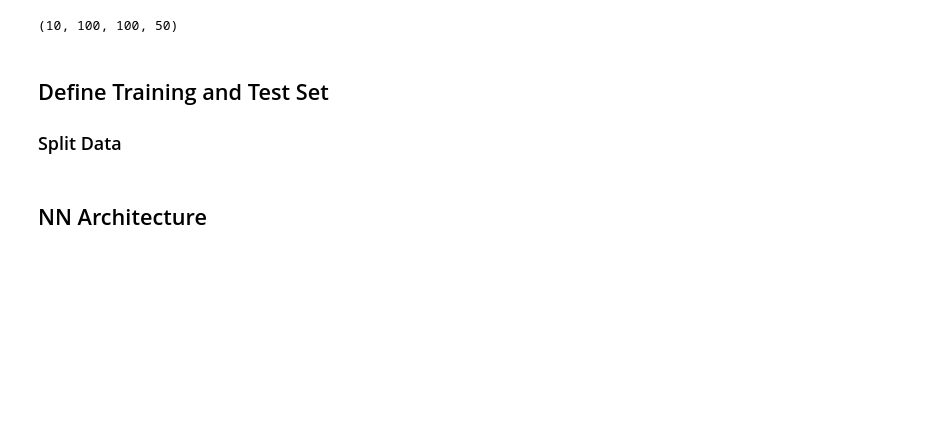
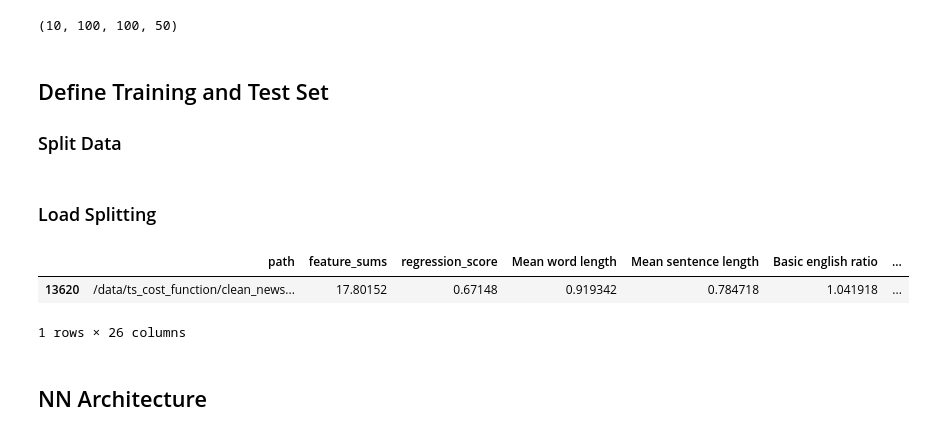
Before and after one commit to PaulOpu/TS_LossFunction, a Jupyter notebook: code/Opuchlich_Cost_Function_NN.ipynb, the cells around one changed output. Cells and saved outputs as stored; diff of their text form; code cells hidden in the pictures; blank space fills up the shorter version.

```diff
--- a/code/Opuchlich_Cost_Function_NN.ipynb
+++ b/code/Opuchlich_Cost_Function_NN.ipynb
@@ -380,6 +398,19 @@ index_df = pd.DataFrame(
     columns=["index","dataset"])
 
 index_df.to_csv("/data/ts_cost_function/train_test_indices.csv",sep=";",index=False)
+# %% [markdown]
+### Load Splitting
+# %%
+index_df = pd.read_csv("/data/ts_cost_function/train_test_indices.csv",sep=";")
+# %%
+train_df = df.iloc[index_df.loc[index_df["dataset"] == "train"]["index"].values]
+test_df = df.iloc[index_df.loc[index_df["dataset"] == "test"]["index"].values]
+# %%
+train_df.head(1)
+# %% [output]
+|  | path | feature_sums | regression_score | Mean word length | Mean sentence length | Basic english ratio | ... |
+| 13620 | /data/ts_cost_function/clean_news... | 17.80152 | 0.67148 | 0.919342 | 0.784718 | 1.041918 | ... |
+1 rows × 26 columns
 # %% [markdown]
 ## NN Architecture
 # %% [markdown]
```
Also changed, not shown: parts of 49 cells of this notebook.
